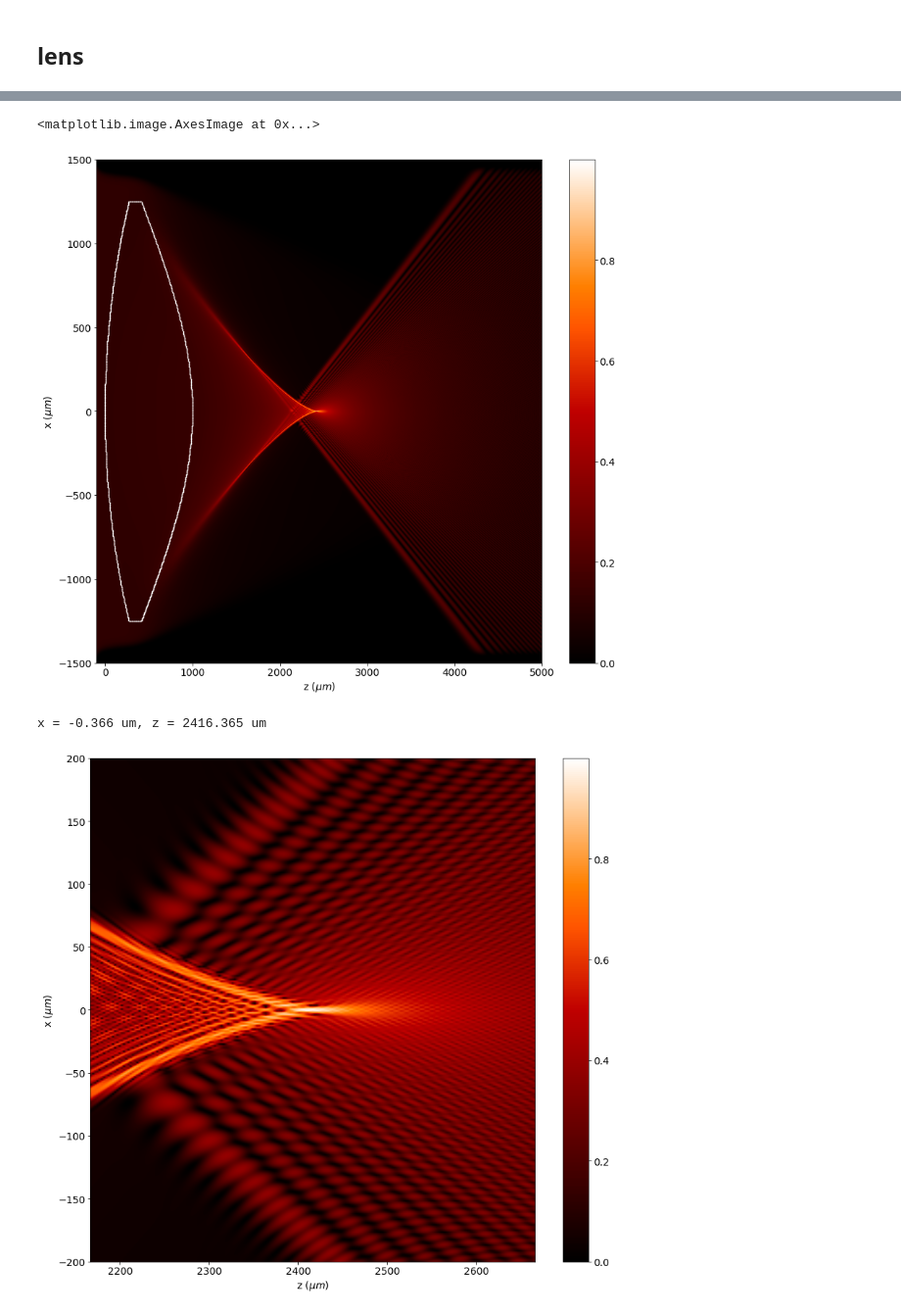
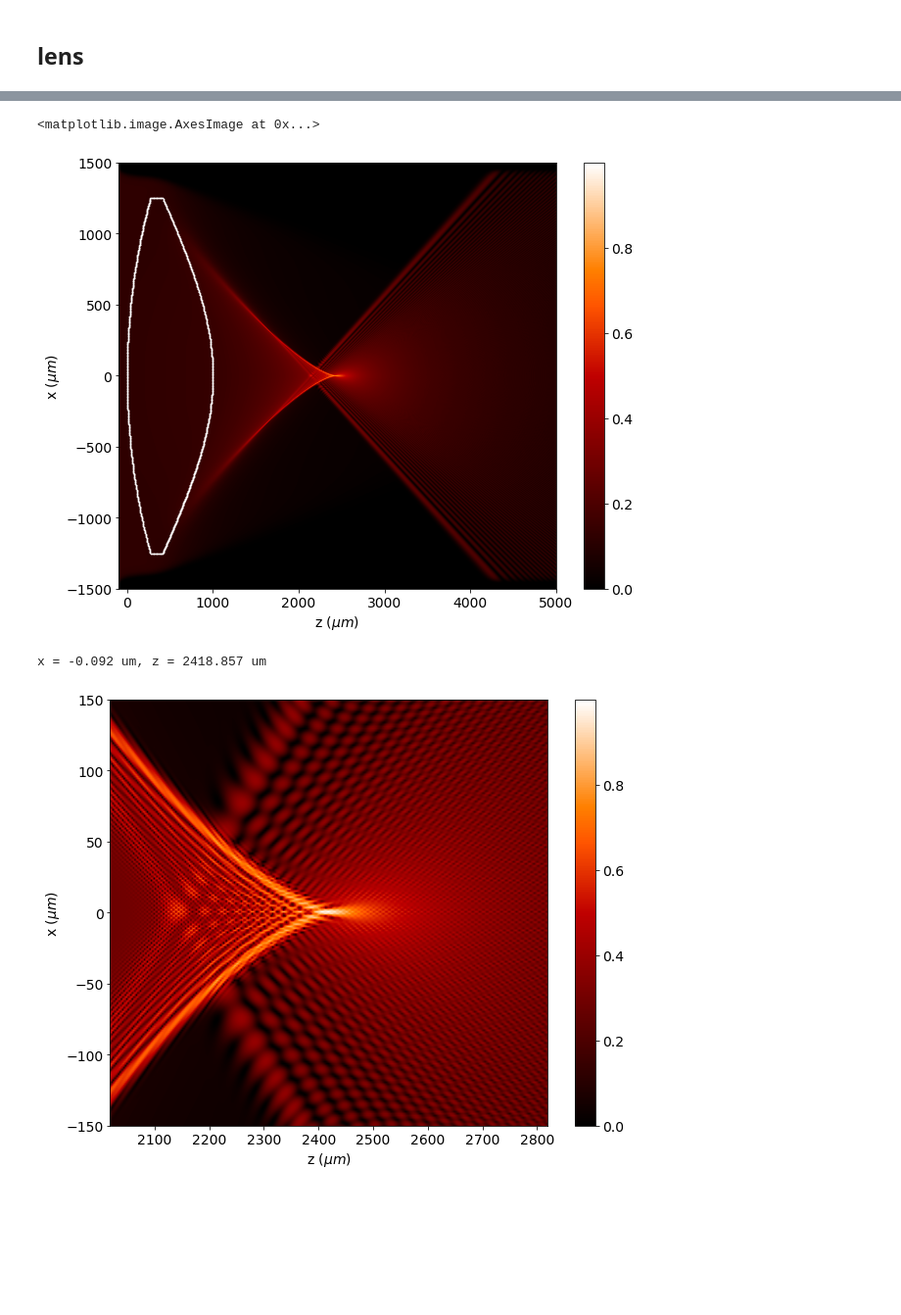
Before and after one commit to aocg-ucm/diffractio, a Jupyter notebook: docs/source/examples/to_process/drawing_xz.ipynb, the cells around one changed output, grey strips where cells are left out. Shown at 98% size. Drawn from its saved outputs; the diff is of its cells as text; code cells hidden in the pictures; blank space fills up the shorter version.

```diff
--- a/docs/source/examples/to_process/drawing_xz.ipynb
+++ b/docs/source/examples/to_process/drawing_xz.ipynb
@@ -9,9 +9,6 @@
 %config InlineBackend.figure_format = 'png'
 
 from pprint import pprint
-# %%
-from matplotlib import rcParams
-rcParams['figure.figsize']=(14,13)
 # %%
 from diffractio import sp, nm, plt, np, mm, degrees, um
 from diffractio.scalar_sources_X import Scalar_source_X
@@ -25,7 +24,10 @@ import matplotlib.cm as cm
+# %%
+from matplotlib import rcParams
+rcParams['figure.figsize']=(10,8)
 # %% [markdown]
 ## lens
 # %%
-x0 = sp.linspace(-1.5*mm, 1.5*mm, 1024*4)
+x0 = sp.linspace(-1.5*mm, 1.5*mm, 1024*16)
 z0 = sp.linspace(-0.1 * mm, 5*mm, 1024*2)
 wavelength = 2 * um
 # %%
@@ -53,14 +55,17 @@ lente2.BPM(verbose=False)
 lente2.draw(kind='intensity',logarithm=True, normalize='maximum', draw_borders=True, colorbar_kind='vertical')
 # %% [output]
 <matplotlib.image.AxesImage at 0x...>
-[figure, old version]
+[figure, new version]
 # %%
 x_f,z_f = lente2.search_focus()
 # %% [output]
-x = -0.366 um, z = 2416.365 um
+x = -0.092 um, z = 2418.857 um
+# %%
+ylim_max=150*um
+zlim_max=0.4*mm
 # %%
 lente2.draw(kind='intensity',logarithm=True, normalize='maximum', draw_borders=True, colorbar_kind='vertical')
-plt.ylim(-200,200)
-plt.xlim(z_f-.25*mm,z_f+.25*mm);
+plt.ylim(-ylim_max,ylim_max)
+plt.xlim(z_f-zlim_max,z_f+zlim_max);
 # %% [output]
-[figure, old version]
+[figure, new version]
```
Also changed, not shown: parts of 9 cells of this notebook, 5 other files.
